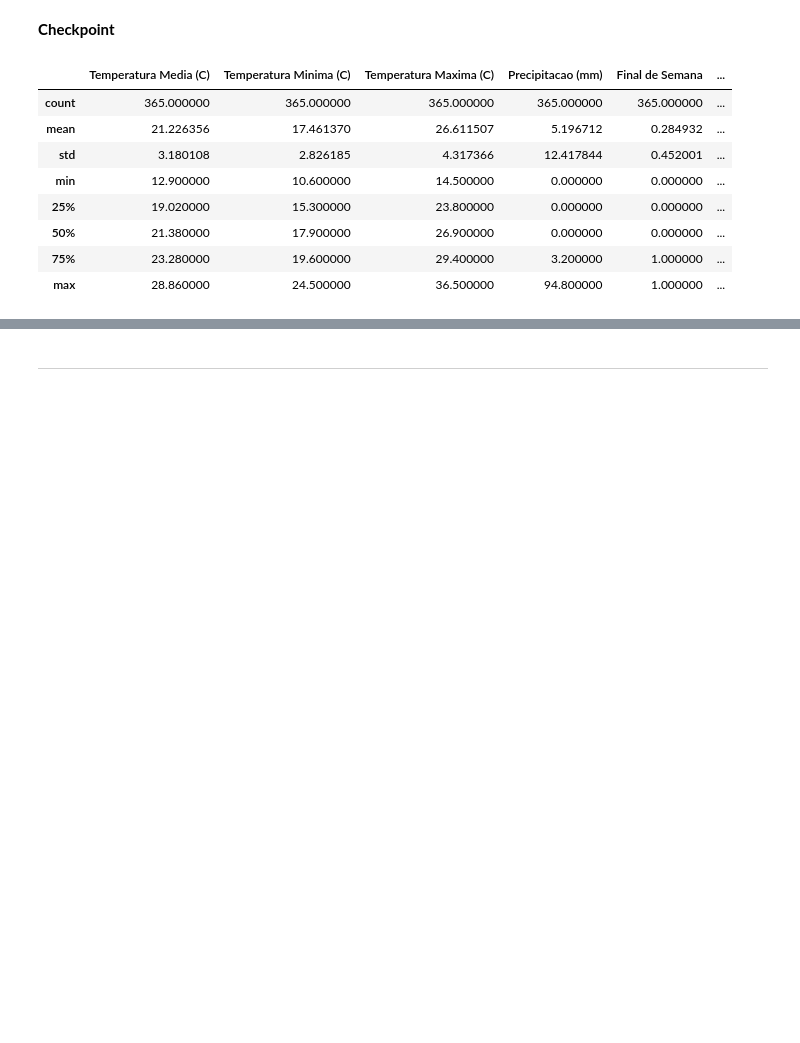
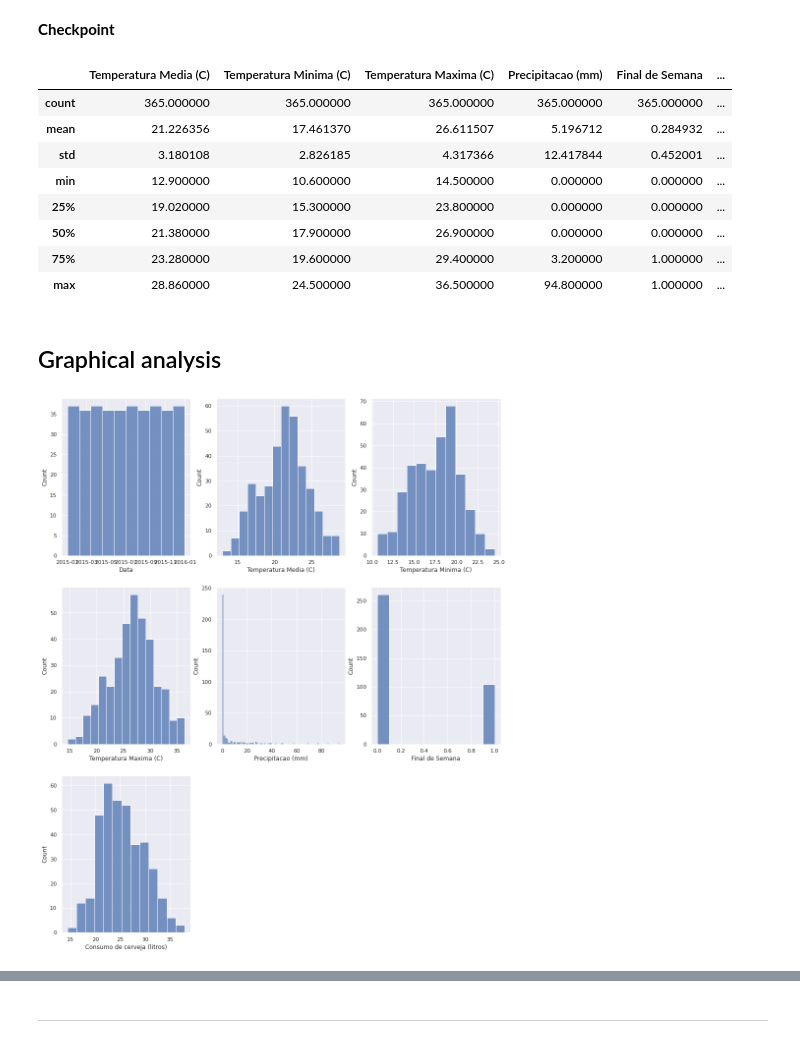
Before and after one commit to gus-phys/AI2-resources, a Jupyter notebook: 06-introducao-ml/aula2/KNN-Regressor/KNN-Regressor.ipynb, the cells around one changed output, grey strips where cells are left out. Cells and saved outputs as stored; diff of their text form; code cells hidden in the pictures; blank space fills up the shorter version.

Commit message:
Add graphical analysis

```diff
--- a/06-introducao-ml/aula2/KNN-Regressor/KNN-Regressor.ipynb
+++ b/06-introducao-ml/aula2/KNN-Regressor/KNN-Regressor.ipynb
@@ -5,6 +5,10 @@
 # %%
 import pandas as pd
 import numpy as np
+import matplotlib.pyplot as plt
+import seaborn as sns
+
+sns.set()
 # %% [markdown]
 ## Read dataset
 # %%
@@ -126,5 +130,5 @@ memory usage: 22.8 KB
 # %% [markdown]
 **Checkpoint**
 # %%
-df = raw_data.copy()
+data_pp = raw_data.copy()
 # %%
@@ -139,3 +143,12 @@ df.describe()
 | 50% | 21.380000 | 17.900000 | 26.900000 | 0.000000 | 0.000000 | ... |
 | 75% | 23.280000 | 19.600000 | 29.400000 | 3.200000 | 1.000000 | ... |
 | max | 28.860000 | 24.500000 | 36.500000 | 94.800000 | 1.000000 | ... |
+# %% [markdown]
+## Graphical analysis
+# %%
+plt.figure(figsize=(16,20))
+for i, column in enumerate(df.columns, 1):
+    plt.subplot(3,3,i)
+    sns.histplot(data_pp[column])
+# %% [output]
+[figure, added]
```
Also changed, not shown: parts of 9 cells of this notebook.
